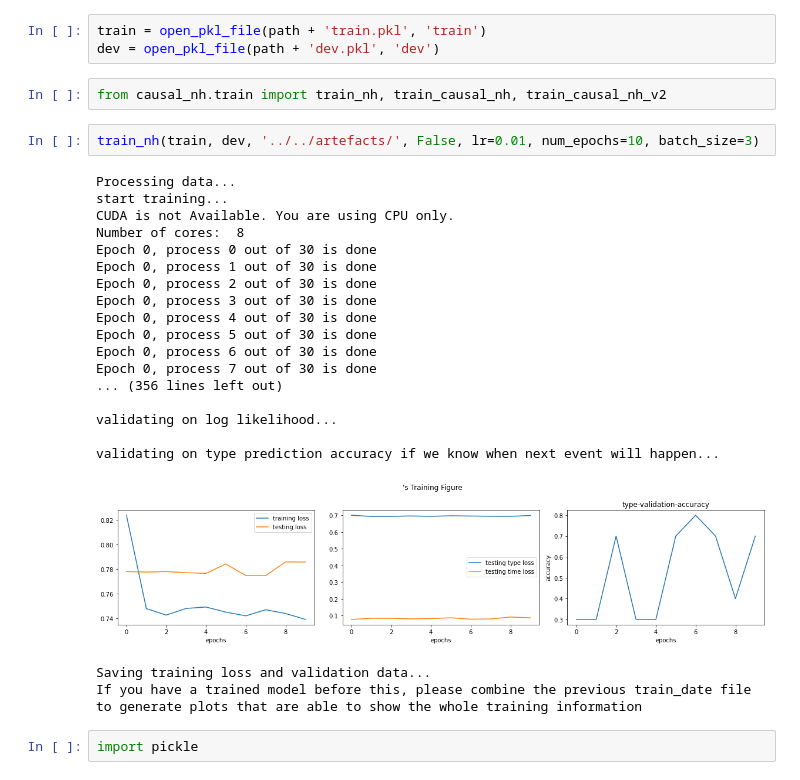
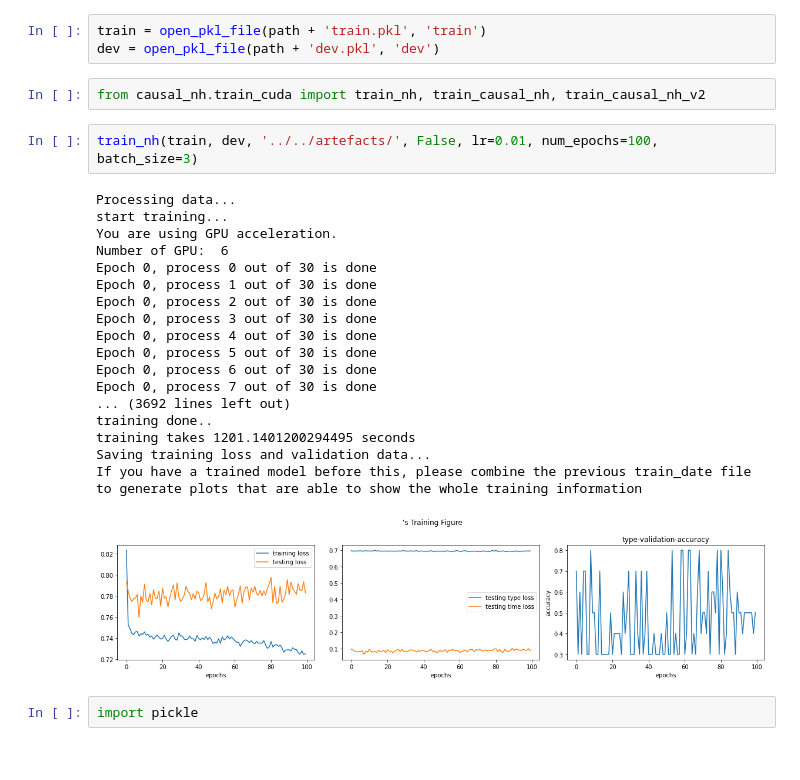
Before and after one commit to Darkmotion/Causality-based-event-sequence-modelling, a Jupyter notebook: causal_nh/notebooks/Train_NeuralHawkes.ipynb, the cells around one changed output. Cells and saved outputs as stored; diff of their text form.

Commit message:
add Cuda implementation v2

```diff
--- a/causal_nh/notebooks/Train_NeuralHawkes.ipynb
+++ b/causal_nh/notebooks/Train_NeuralHawkes.ipynb
@@ -14,30 +17,28 @@ path = f'../../data/data_{dataset_name}/'
 train = open_pkl_file(path + 'train.pkl', 'train')
 dev = open_pkl_file(path + 'dev.pkl', 'dev')
 # %%
-from causal_nh.train import train_nh, train_causal_nh, train_causal_nh_v2
+from causal_nh.train_cuda import train_nh, train_causal_nh, train_causal_nh_v2
 # %%
-train_nh(train, dev, '../../artefacts/', False, lr=0.01, num_epochs=10, batch_size=3)
+train_nh(train, dev, '../../artefacts/', False, lr=0.01, num_epochs=100, batch_size=3)
 # %% [output]
 Processing data...
 start training...
-CUDA is not Available. You are using CPU only.
-Number of cores:  8
+You are using GPU acceleration.
+Number of GPU:  6
 Epoch 0, process 0 out of 30 is done
 Epoch 0, process 1 out of 30 is done
 Epoch 0, process 2 out of 30 is done
 Epoch 0, process 3 out of 30 is done
 Epoch 0, process 4 out of 30 is done
 Epoch 0, process 5 out of 30 is done
 Epoch 0, process 6 out of 30 is done
 Epoch 0, process 7 out of 30 is done
-... (356 lines left out)
-
-validating on log likelihood...
-
-validating on type prediction accuracy if we know when next event will happen...
+... (3692 lines left out)
+training done..
+training takes 1201.1401200294495 seconds
+Saving training loss and validation data...
+If you have a trained model before this, please combine the previous train_date file to generate plots that are able to show the whole training information
-[figure, old version]
+[figure, new version]
-Saving training loss and validation data...
-If you have a trained model before this, please combine the previous train_date file to generate plots that are able to show the whole training information
 # %%
 import pickle
 # %%
```
Also changed, not shown: parts of 3 cells of this notebook, 2 other files.
